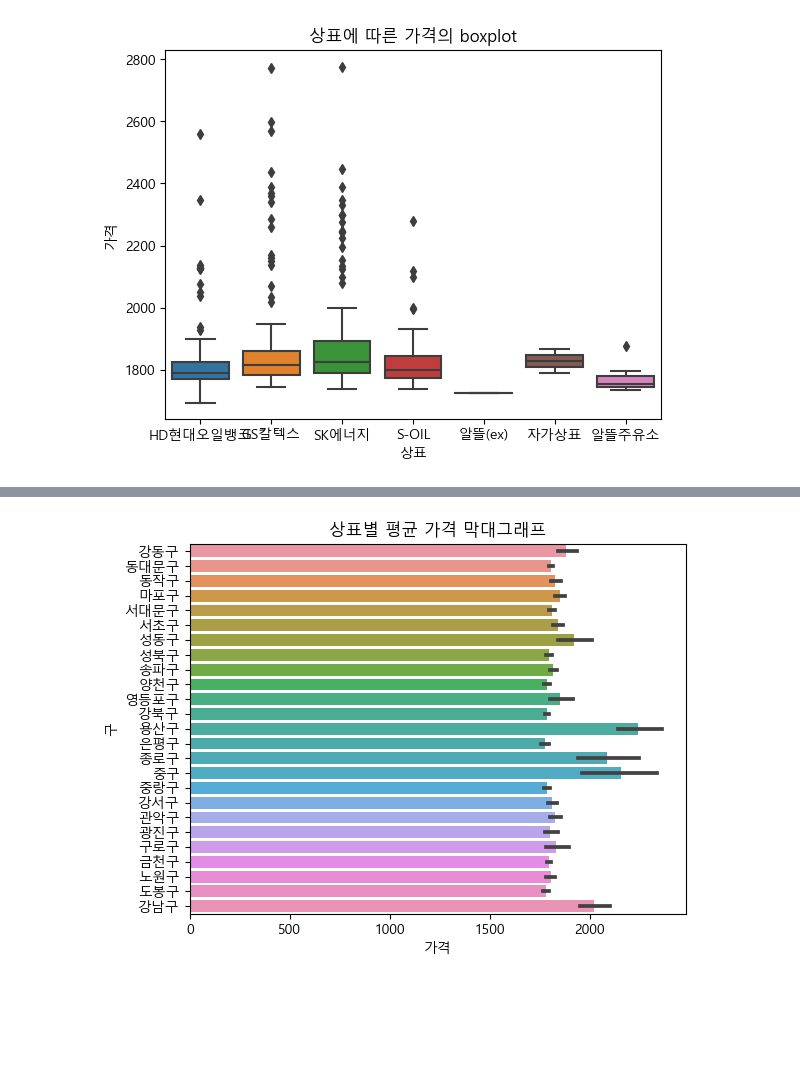
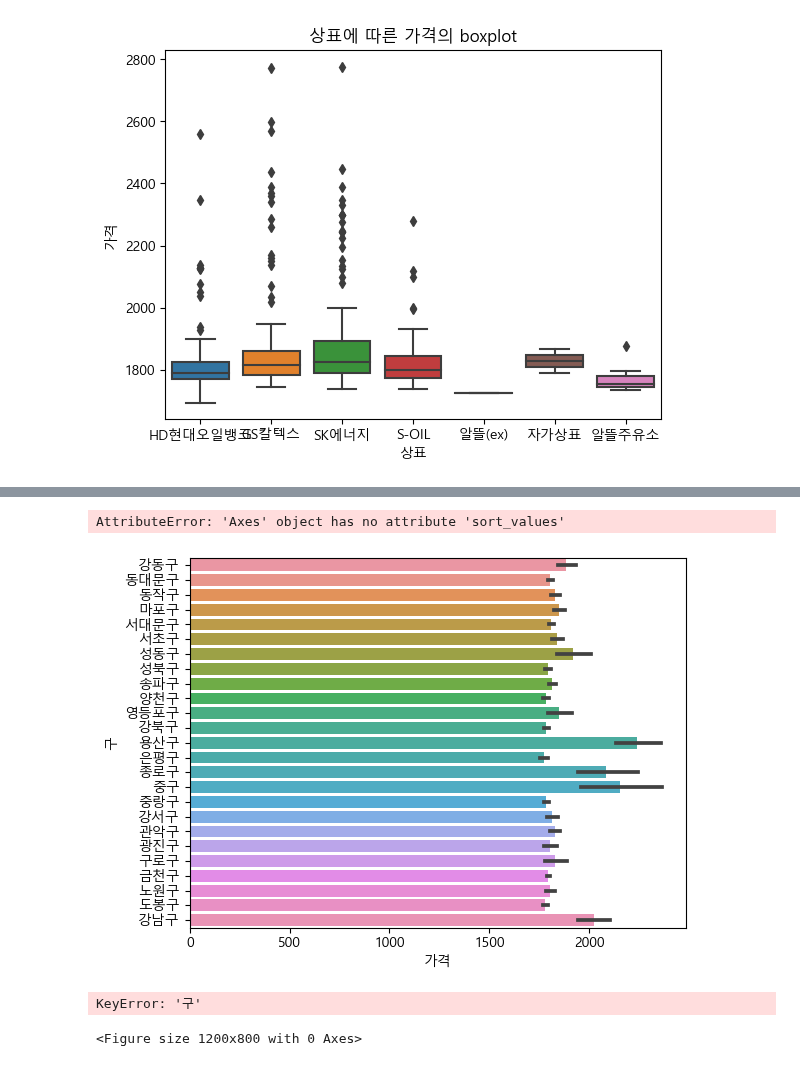
Before and after one commit to njy622/DataAnalysis-2023.09, a Jupyter notebook: 05.Crawling/15.Opinet.ipynb, the cells around one changed output, grey strips where cells are left out. Drawn from its saved outputs; the diff is of its cells as text; code cells hidden in the pictures; blank space fills up the shorter version.

Commit message:
Python Crawling 실습 Opinet(서울 주유소 가격비교)

```diff
--- a/05.Crawling/15.Opinet.ipynb
+++ b/05.Crawling/15.Opinet.ipynb
@@ -254,7 +275,17 @@ plt.show()
 # %%
 # 구별 가격 비교
 sns.barplot(df, y='구', x='가격')
-plt.title('상표별 평균 가격 막대그래프')
+plt.title('구별 평균 가격비교 막대그래프')
 plt.show()
 # %% [output]
+AttributeError: 'Axes' object has no attribute 'sort_values'
-[figure, old version]
+[figure, new version]
+# %%
+# 구별 가격 비교
+plt.figure(figsize=(12,8))
+plt.barh(df1['구'], df1['가격'].sort_values())
+plt.title('구별 가격비교')
+plt.show()
+# %% [output]
+KeyError: '구'
+<Figure size 1200x800 with 0 Axes>
```
Also changed, not shown: parts of 7 cells of this notebook.
